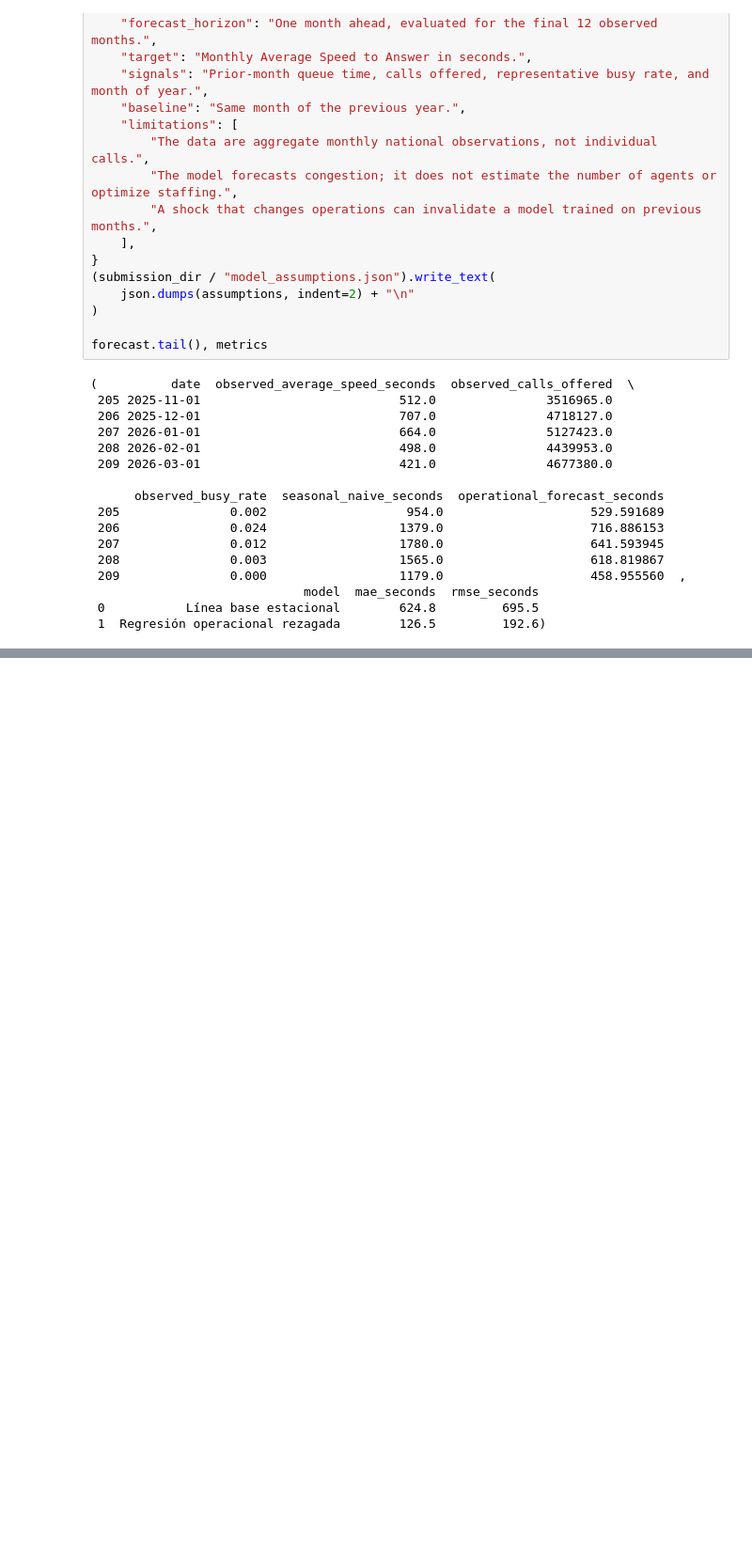
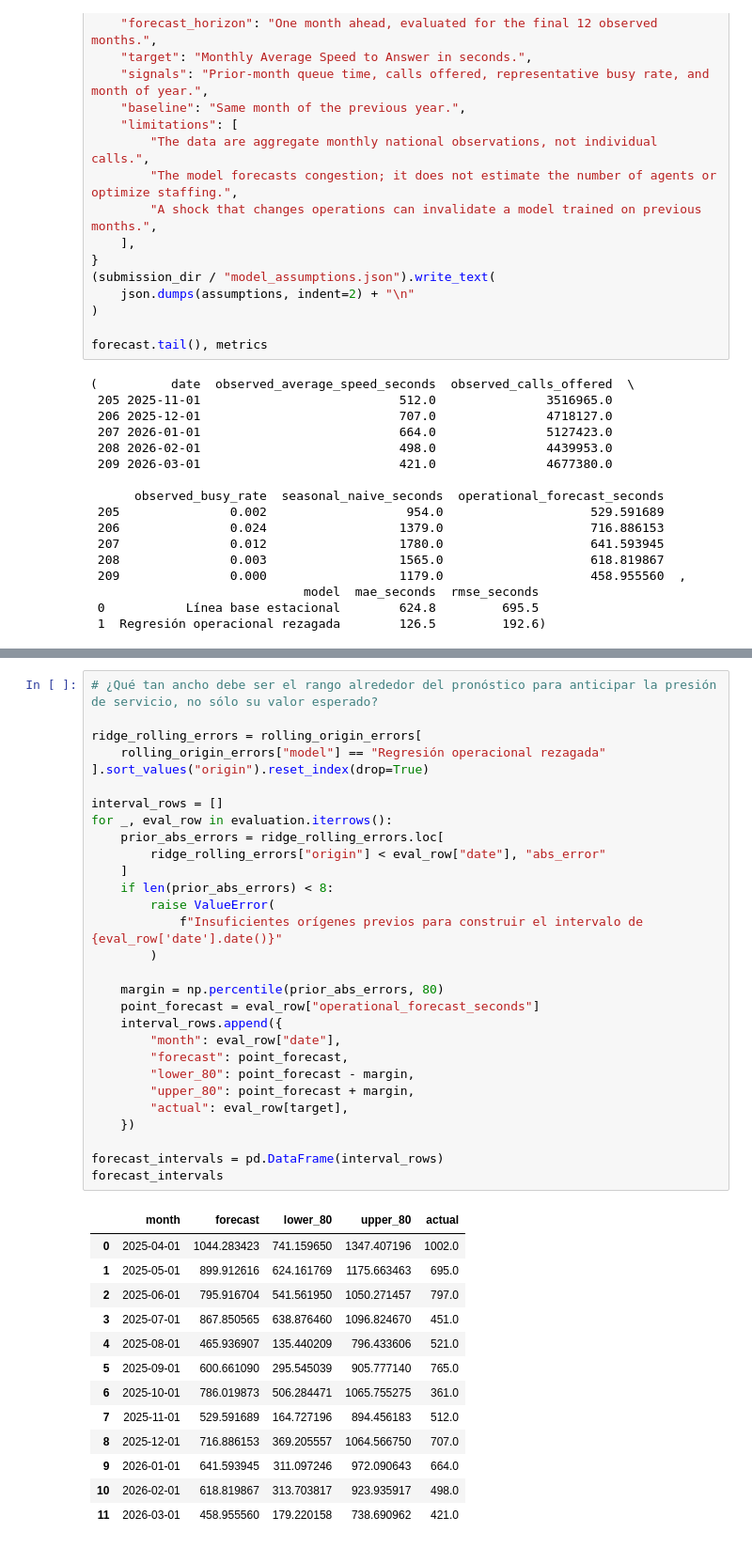
Before and after one commit to jdvelasq/classroom-vibecoding, a Jupyter notebook: implementation/predictiva/P211_pronostico_congestion_servicio/professor/notebook.ipynb, the cells around one changed output, grey strips where cells are left out. Shown at 94% size. Saved outputs shown, nothing was run; the diff lists cells and outputs as text; blank space fills up the shorter version.

```diff
--- a/implementation/predictiva/P211_pronostico_congestion_servicio/professor/notebook.ipynb
+++ b/implementation/predictiva/P211_pronostico_congestion_servicio/professor/notebook.ipynb
@@ -295,0 +410,43 @@ forecast.tail(), metrics
+# %%
+# ¿Qué tan ancho debe ser el rango alrededor del pronóstico para anticipar la presión de servicio, no sólo su valor esperado?
+
+ridge_rolling_errors = rolling_origin_errors[
+    rolling_origin_errors["model"] == "Regresión operacional rezagada"
+].sort_values("origin").reset_index(drop=True)
+
+interval_rows = []
+for _, eval_row in evaluation.iterrows():
+    prior_abs_errors = ridge_rolling_errors.loc[
+        ridge_rolling_errors["origin"] < eval_row["date"], "abs_error"
+    ]
+    if len(prior_abs_errors) < 8:
+        raise ValueError(
+            f"Insuficientes orígenes previos para construir el intervalo de {eval_row['date'].date()}"
+        )
+
+    margin = np.percentile(prior_abs_errors, 80)
+    point_forecast = eval_row["operational_forecast_seconds"]
+    interval_rows.append({
+        "month": eval_row["date"],
+        "forecast": point_forecast,
+        "lower_80": point_forecast - margin,
+        "upper_80": point_forecast + margin,
+        "actual": eval_row[target],
+    })
+
+forecast_intervals = pd.DataFrame(interval_rows)
+forecast_intervals
+# %% [output]
+|  | month | forecast | lower_80 | upper_80 | actual |
+| 0 | 2025-04-01 | 1044.283423 | 741.159650 | 1347.407196 | 1002.0 |
+| 1 | 2025-05-01 | 899.912616 | 624.161769 | 1175.663463 | 695.0 |
+| 2 | 2025-06-01 | 795.916704 | 541.561950 | 1050.271457 | 797.0 |
+| 3 | 2025-07-01 | 867.850565 | 638.876460 | 1096.824670 | 451.0 |
+| 4 | 2025-08-01 | 465.936907 | 135.440209 | 796.433606 | 521.0 |
+| 5 | 2025-09-01 | 600.661090 | 295.545039 | 905.777140 | 765.0 |
+| 6 | 2025-10-01 | 786.019873 | 506.284471 | 1065.755275 | 361.0 |
+| 7 | 2025-11-01 | 529.591689 | 164.727196 | 894.456183 | 512.0 |
+| 8 | 2025-12-01 | 716.886153 | 369.205557 | 1064.566750 | 707.0 |
+| 9 | 2026-01-01 | 641.593945 | 311.097246 | 972.090643 | 664.0 |
+| 10 | 2026-02-01 | 618.819867 | 313.703817 | 923.935917 | 498.0 |
+| 11 | 2026-03-01 | 458.955560 | 179.220158 | 738.690962 | 421.0 |
```
Also changed, not shown: parts of 6 cells of this notebook, 7 other files.
